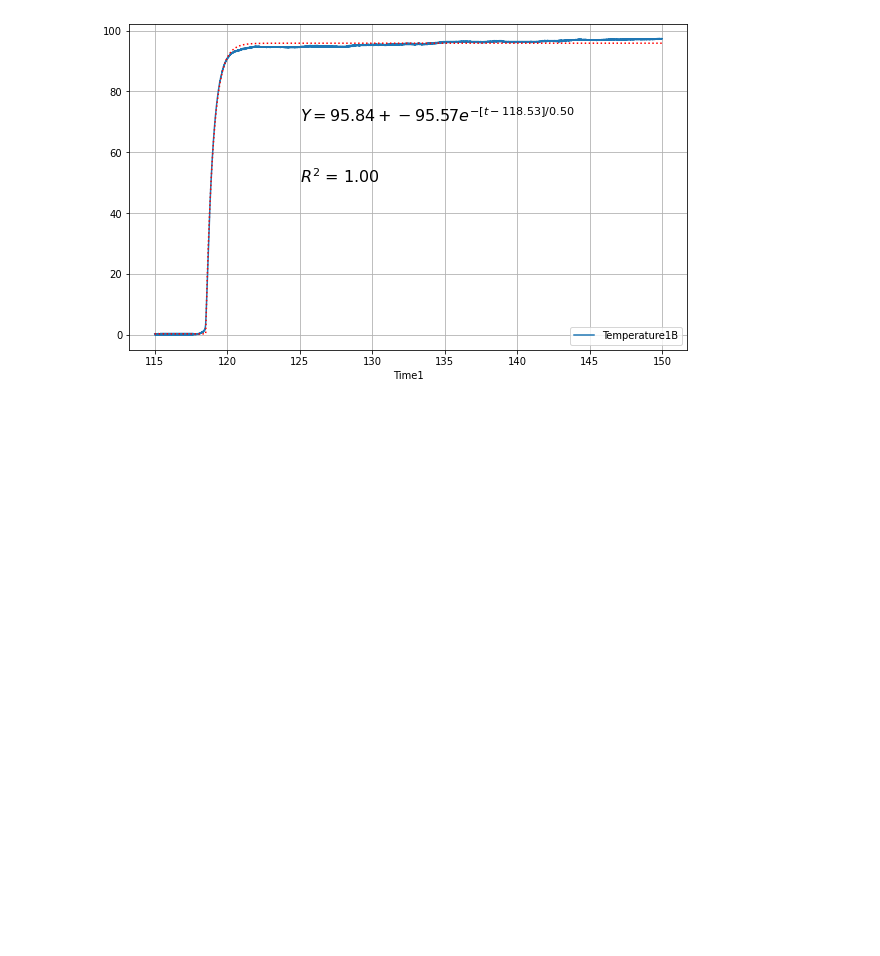
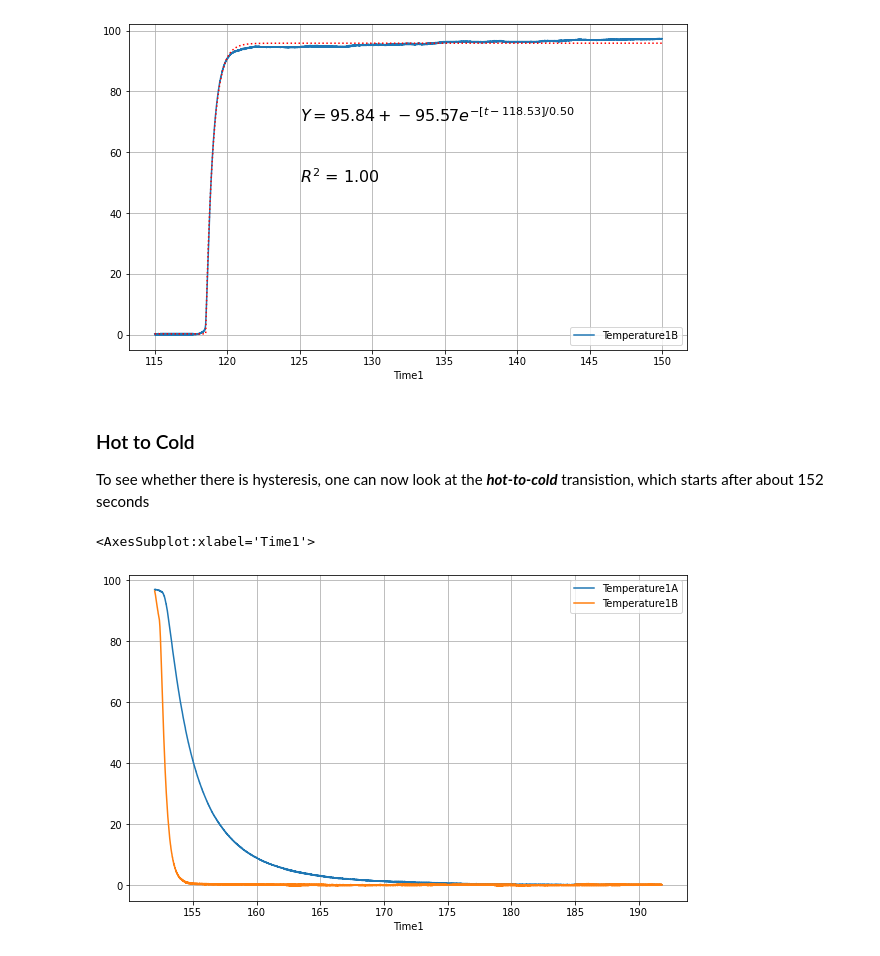
Before and after one commit to TobGerken/ISAT300, a Jupyter notebook: 4_TemperatureResponseLabReview.ipynb, the cells around one changed output. Saved outputs shown, nothing was run; the diff lists cells and outputs as text; code cells hidden in the pictures; blank space fills up the shorter version.

Commit message:
added hot 2 cold

```diff
--- a/4_TemperatureResponseLabReview.ipynb
+++ b/4_TemperatureResponseLabReview.ipynb
@@ -252,3 +252,15 @@ ax1 = plt.text(125, 50, r"$R^2$ = %3.2f" % (np.corrcoef(y,y_est)[0,1])**2 , font
 # %% [output]
 [ 95.84170181 -95.56840636 118.5284584    0.49517929]
 [figure]
+# %% [markdown]
+### Hot to Cold
+
+To see whether there is hysteresis, one can now look at the **_hot-to-cold_** transistion, which starts after about 152 seconds
+# %%
+df_R1_h2c = df_R1[['Time1','Temperature1A','Temperature1B']]
+selectedTime = df_R1_h2c['Time1']>152
+df_R1_h2c = df_R1_h2c[selectedTime]
+df_R1_h2c[['Time1','Temperature1A','Temperature1B']].plot(x='Time1', grid = True, figsize=(10, 6))
+# %% [output]
+<AxesSubplot:xlabel='Time1'>
+[figure, added]
```
Also changed, not shown: parts of 3 cells of this notebook.
